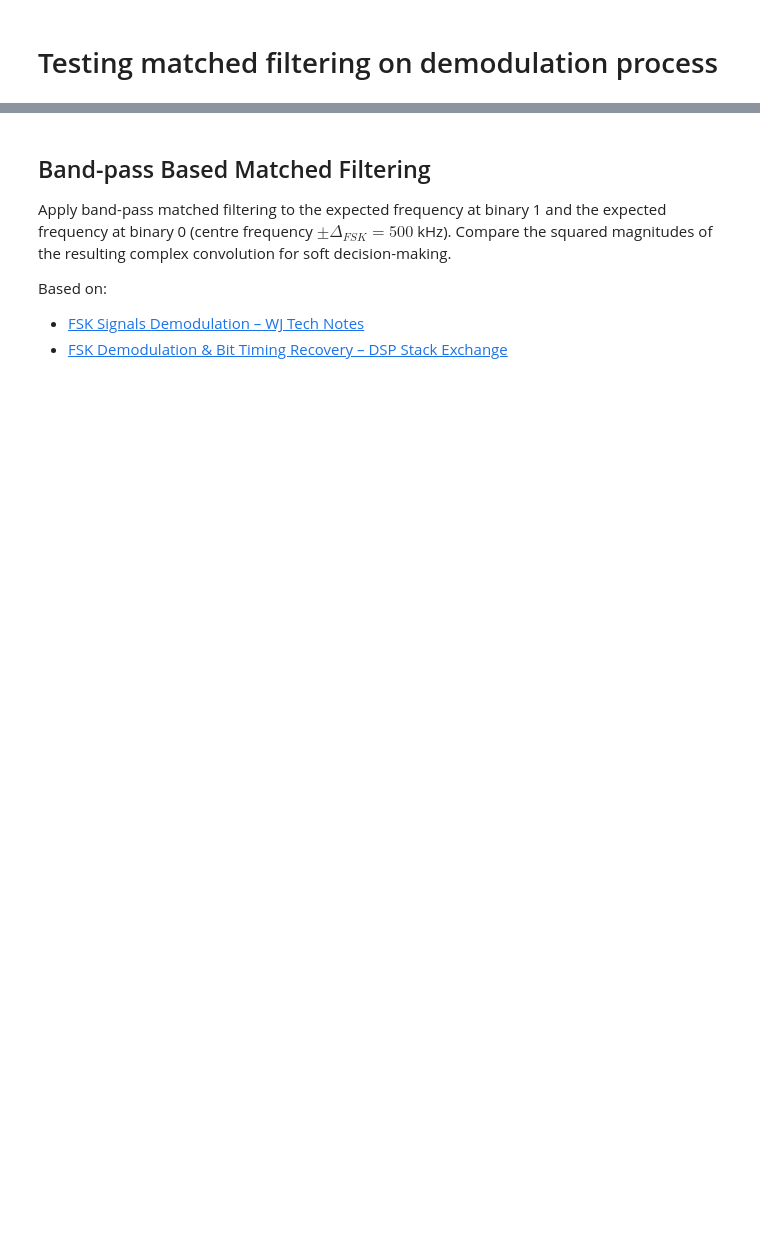
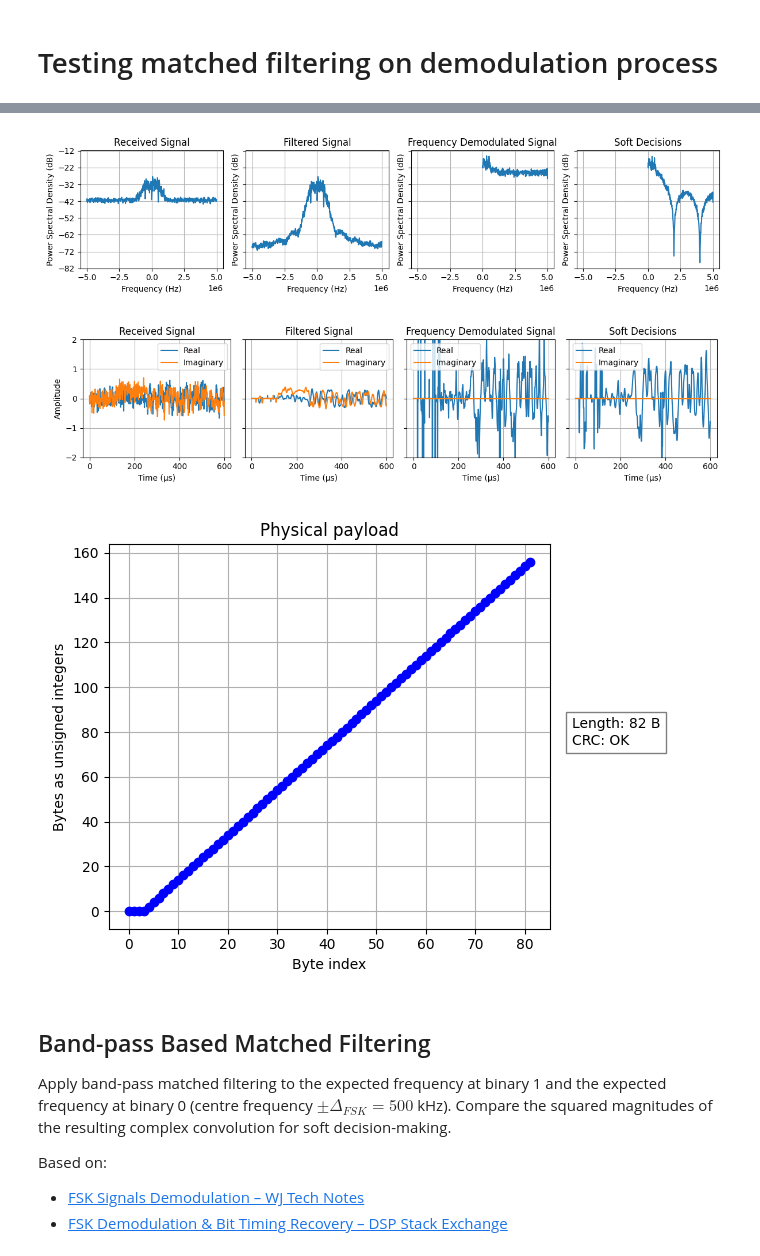
Before and after one commit to SDMote/SDR_projects, a Jupyter notebook: python_phy/802154_matched_filter_prototype.ipynb, the cells around one changed output, grey strips where cells are left out. Saved outputs shown, nothing was run; the diff lists cells and outputs as text; code cells hidden in the pictures; blank space fills up the shorter version.

```diff
--- a/python_phy/802154_matched_filter_prototype.ipynb
+++ b/python_phy/802154_matched_filter_prototype.ipynb
@@ -51,3 +52,81 @@ Applying matched filtering before frequency demodulating yields better results
+# %%
+match_filter_before_frequency = True
+match_filter_after_frequency = True
+if match_filter_before_frequency:
+    # Matched filtering (Half Sine FIR taps)
+    hss_taps = half_sine_fir_taps(samples_per_symbol)
+    hss_taps /= np.sum(hss_taps)  # Unitary gain
+    iq_samples_filtered = scipy.signal.convolve(iq_samples_noisy, hss_taps, mode="same")
+else:
+    iq_samples_filtered = iq_samples_noisy
+
+# Squelch
+squelch_threshold = 1e-1
+iq_samples_filtered = simple_squelch(iq_samples_filtered, threshold=squelch_threshold)
+
+# Frequency demodulation
+freq_samples = demodulate_frequency(iq_samples_filtered, gain=(fs) / (2 * np.pi * fsk_deviation_802154))
+
+if match_filter_after_frequency:
+    # Matched filtering (Rectangular FIR taps, HSS before differentiation -> rectangular after differentiation)
+    rect_taps = np.ones(samples_per_chip)
+    rect_taps /= np.sum(rect_taps)  # Unitary gain
+    matched_filtered = scipy.signal.convolve(freq_samples, rect_taps, mode="same")
+else:
+    matched_filtered = freq_samples
+
+
+# Symbol synchronisation
+bit_samples = symbol_sync(matched_filtered, sps=samples_per_chip)
+bit_samples = binary_slicer(bit_samples)
+receiver_802154 = Receiver802154(fs=fs, decimation=1)
+
+# ---- Plots ----
+received_packets: list[dict] = receiver_802154.process_phy_packet(bit_samples, preamble_threshold=32)
+if received_packets:
+    plot_payload(received_packets[0])
+
+plot_periodograms(
+    [
+        iq_samples_noisy,
+        iq_samples_filtered,
+        freq_samples,
+        matched_filtered,
+    ],
+    fs=fs,
+    titles=[
+        "Received Signal",
+        "Filtered Signal",
+        "Frequency Demodulated Signal",
+        "Soft Decisions",
+    ],
+    figsize=(12, 3),
+    NFFT=1024,
+    horizontal=True,
+)
+
+plot_complex_time(
+    [
+        iq_samples_noisy[time_interval[0] : time_interval[1]],
+        iq_samples_filtered[time_interval[0] : time_interval[1]],
+        freq_samples[time_interval[0] : time_interval[1]],
+        matched_filtered[time_interval[0] : time_interval[1]],
+    ],
+    fs=fs,
+    titles=[
+        "Received Signal",
+        "Filtered Signal",
+        "Frequency Demodulated Signal",
+        "Soft Decisions",
+    ],
+    figsize=(12, 3),
+    ylim=(-2, 2),
+    horizontal=True,
+)
+# %% [output]
+[figure, added]
+[figure, added]
+[figure, added]
 # %% [markdown]
 ## Band-pass Based Matched Filtering
 
```
Also changed, not shown: parts of 3 cells of this notebook.
